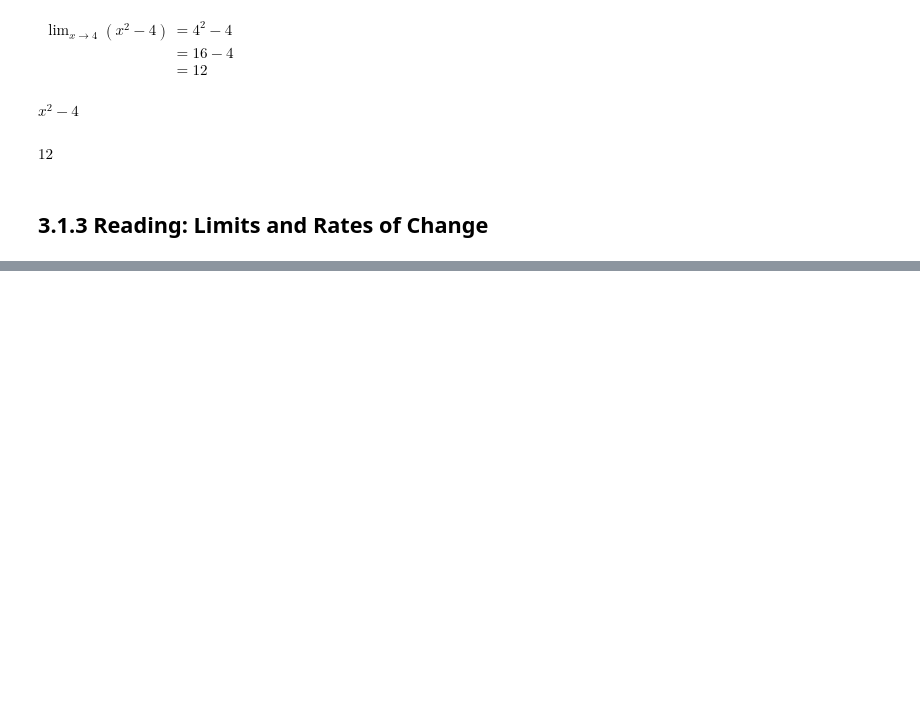
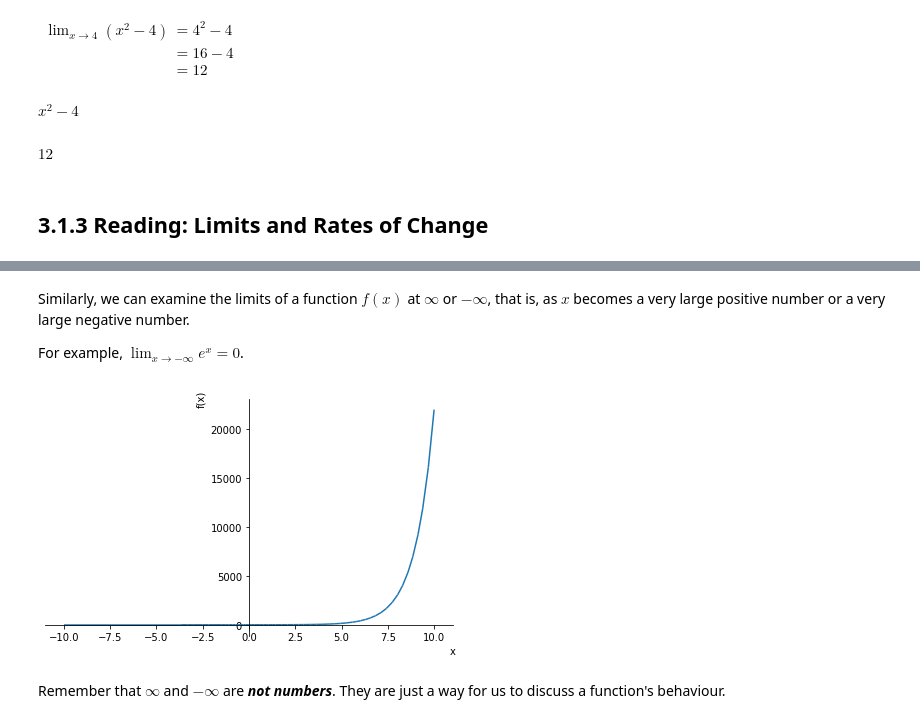
Before and after one commit to PaulToronto/Johns-Hopkins-Coursera-Applied-Calculus-With-Python, a Jupyter notebook: 3_1_Limits_and_Rates_of_Change.ipynb, the cells around one changed output, grey strips where cells are left out. Saved outputs shown, nothing was run; the diff lists cells and outputs as text; code cells hidden in the pictures; blank space fills up the shorter version.

```diff
--- a/3_1_Limits_and_Rates_of_Change.ipynb
+++ b/3_1_Limits_and_Rates_of_Change.ipynb
@@ -289,0 +318,10 @@ $\displaystyle 12$
+# %% [markdown]
+Similarly, we can examine the limits of a function $f(x)$ at $\infty$ or $-\infty$, that is, as $x$ becomes a very large positive number or a very large negative number.
+
+For example, $\lim_{x \to -\infty} e^{x} = 0$.
+# %%
+sym.plot(sym.exp(x));
+# %% [output]
+[figure, added]
+# %% [markdown]
+Remember that $\infty$ and $-\infty$ are ***not numbers***. They are just a way for us to discuss a function's behaviour.
```
Also changed, not shown: parts of 12 cells of this notebook.
